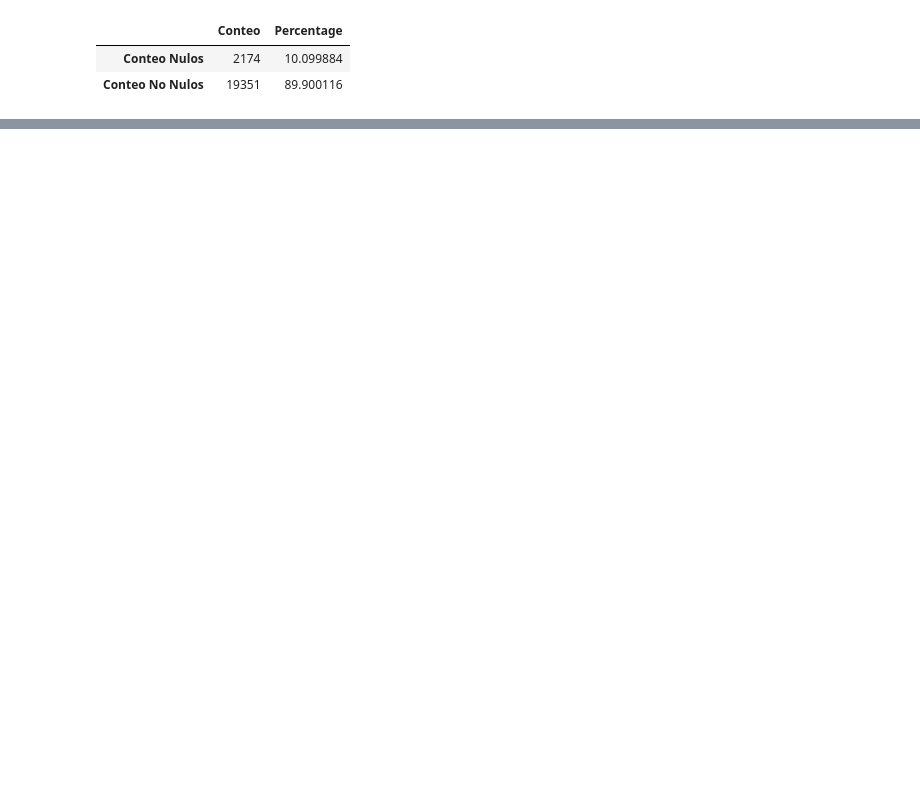
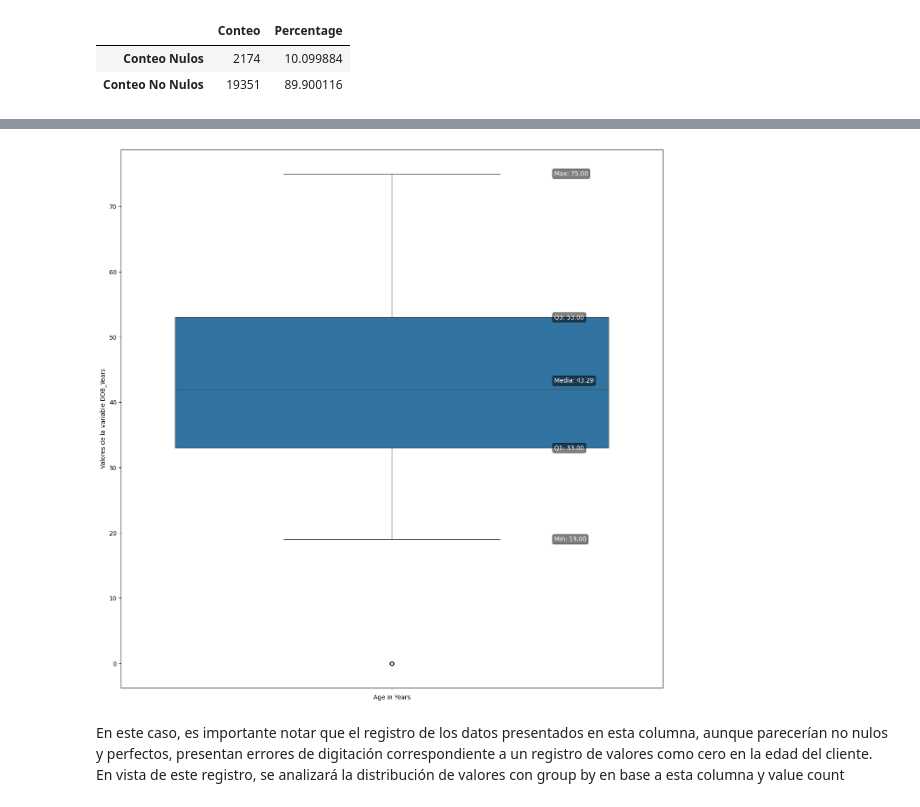
Before and after one commit to Volv1t3/MidtermDataAnalysisProject, a Jupyter notebook: src/python/notebooks/Proyecto_En_Clase_Arellano.ipynb, the cells around one changed output, grey strips where cells are left out. Cells and saved outputs as stored; diff of their text form; code cells hidden in the pictures; blank space fills up the shorter version.

```diff
--- a/src/python/notebooks/Proyecto_En_Clase_Arellano.ipynb
+++ b/src/python/notebooks/Proyecto_En_Clase_Arellano.ipynb
@@ -345,0 +522,11 @@ result
+# %%
+#? 4. Exploracion de relacion de nulos entre las columnas de analisis importantes con respecto de children y family_status
+cols_analysis = ['children', 'family_status', 'days_employed']
+null_bits_cf = data_as_is[cols_analysis].notna().astype(int)
+
+data_to_explore['Clasificacion_Nulos_Children_Family'] = null_bits_cf.apply(
+    lambda r: f"{''.join(map(str, r))} ({r.sum()}/{len(cols_analysis)} presentes) - Nulos: {', '.join([c for c, v in zip(cols_analysis, r) if v == 0]) or 'Ninguno'}",
+    axis=1
+)
+
+data_to_explore['Clasificacion_Nulos_Children_Family'].value_counts()
@@ -345,0 +593,29 @@ result
+# %%
+#? 2. Exploracion visual mediante un box plot de los datos del contenido de dob_years
+fig, ax = plt.subplots(figsize=(16,16))
+bp = sns.boxplot(data=data_to_explore, y='dob_years', ax=ax)
+
+# Calcular estadísticas
+stats = data_to_explore['dob_years'].describe()
+q1_age, median_age, q3_age = stats['25%'], stats['50%'], stats['75%']
+mean_age = stats['mean']
+whisker_low_age = data_to_explore[data_to_explore['dob_years'] >= q1_age - 1.5 * (q3_age - q1_age)]['dob_years'].min()
+whisker_high_age = data_to_explore[ data_to_explore['dob_years'] <= q3_age + 1.5 * (q3_age - q1_age)]['dob_years'].max()
+
+# Anotar cada estadística
+for label, val in [("Min", whisker_low_age), ("Q1", q1_age), ("Q3", q3_age), ("Max", whisker_high_age), ("Media", mean_age)]:
+    ax.annotate(f"{label}: {val:.2f}", xy=(0, val), xytext=(0.3, val),
+                fontsize=10, va='center', color='white', bbox=dict(
+        boxstyle="round,pad=0.3",  # Rounded box with padding
+        facecolor="black",        # Background color
+        edgecolor="black",         # Border color
+        alpha=0.5                   # Transparency
+    ))
+
+ax.yaxis.set_label_text("Valores de la variable DOB_Years")
+ax.set_xlabel("Age in Years")
+plt.show()
+# %% [output]
+[figure, added]
+# %% [markdown]
+En este caso, es importante notar que el registro de los datos presentados en esta columna, aunque parecerían no nulos y perfectos, presentan errores de digitación correspondiente a un registro de valores como cero en la edad del cliente. En vista de este registro, se analizará la distribución de valores con group by en base a esta columna y value count
```
Also changed, not shown: parts of 123 cells of this notebook, 1 other file.
